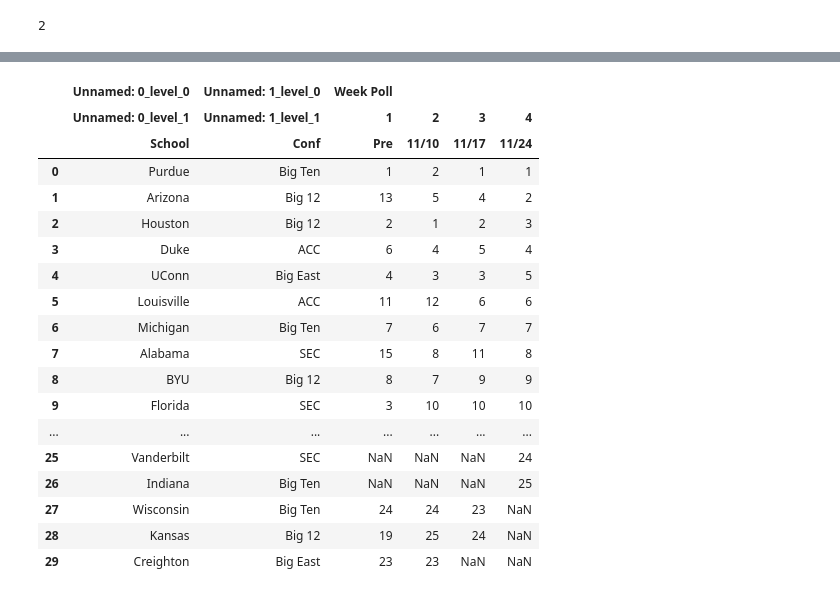
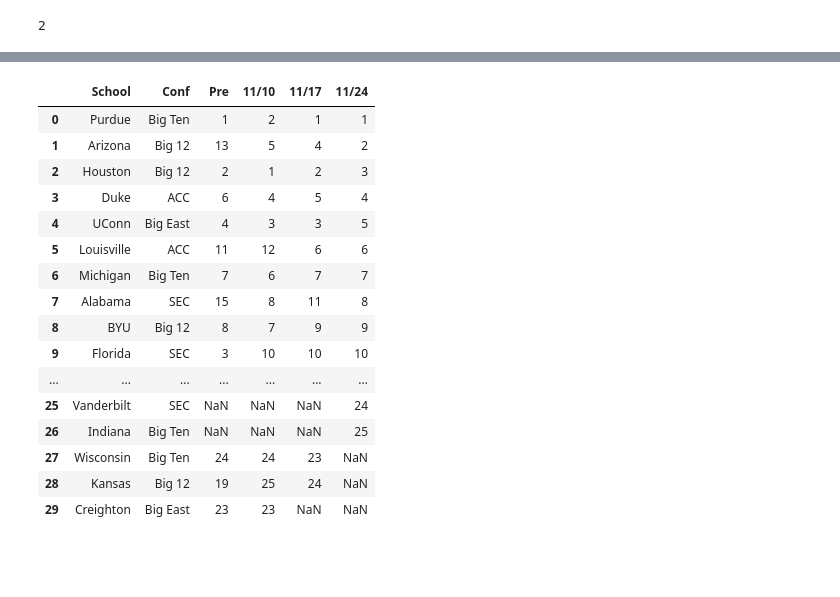
Before and after one commit to arnie12a/CollegeBasketballTracker, a Jupyter notebook: scrape/scrape.ipynb, the cells around one changed output, grey strips where cells are left out. Saved outputs shown, nothing was run; the diff lists cells and outputs as text; code cells hidden in the pictures; blank space fills up the shorter version.

```diff
--- a/scrape/scrape.ipynb
+++ b/scrape/scrape.ipynb
@@ -31,9 +50,8 @@ top25 = poll[0]
 # %%
 top_alltime = poll[1]
+top_alltime.columns = top_alltime.columns.get_level_values(-1)
 top_alltime
 # %% [output]
-|  | Unnamed: 0_level_0 | Unnamed: 1_level_0 | Week Poll |  |  |  |
-|  | Unnamed: 0_level_1 | Unnamed: 1_level_1 | 1 | 2 | 3 | 4 |
 |  | School | Conf | Pre | 11/10 | 11/17 | 11/24 |
 | 0 | Purdue | Big Ten | 1 | 2 | 1 | 1 |
 | 1 | Arizona | Big 12 | 13 | 5 | 4 | 2 |
```
Also changed, not shown: parts of 3 cells of this notebook.
